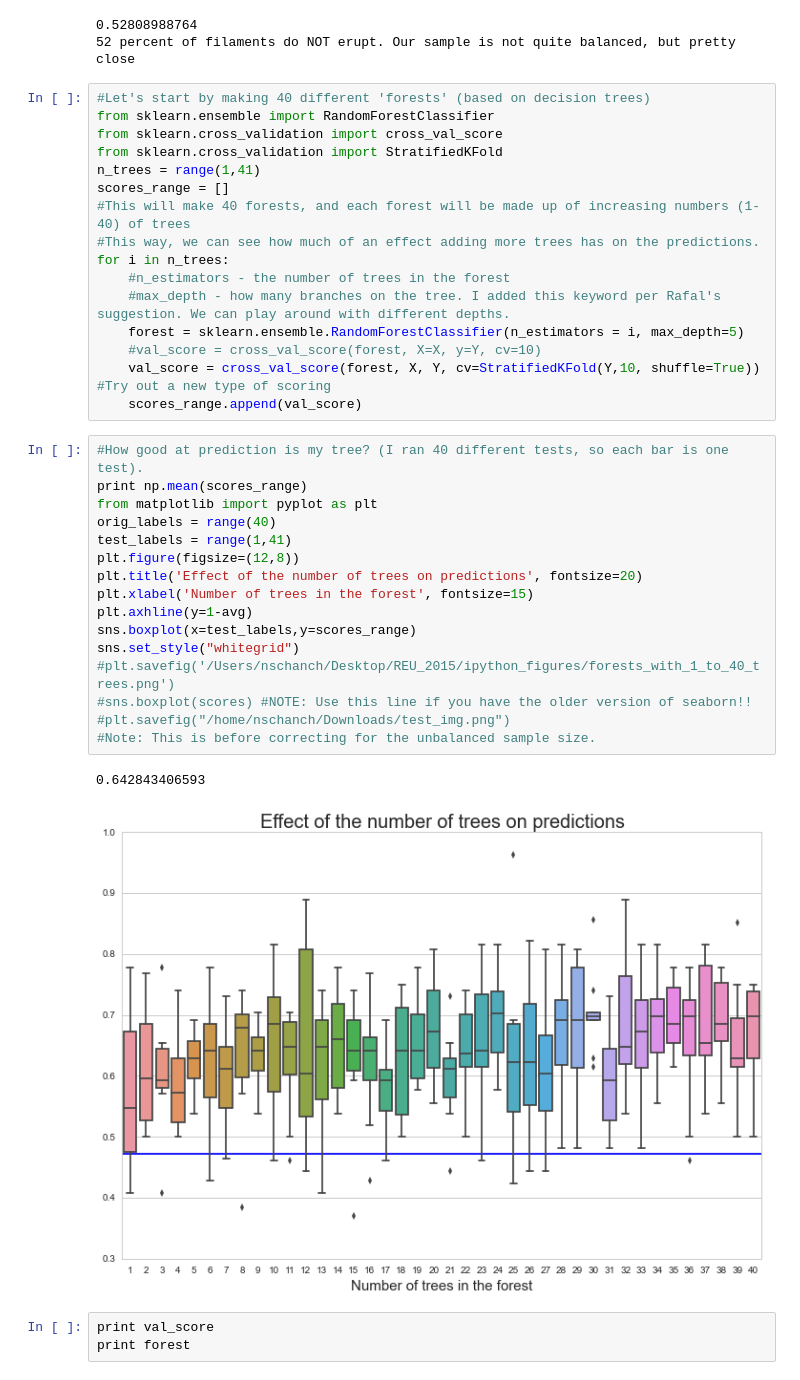
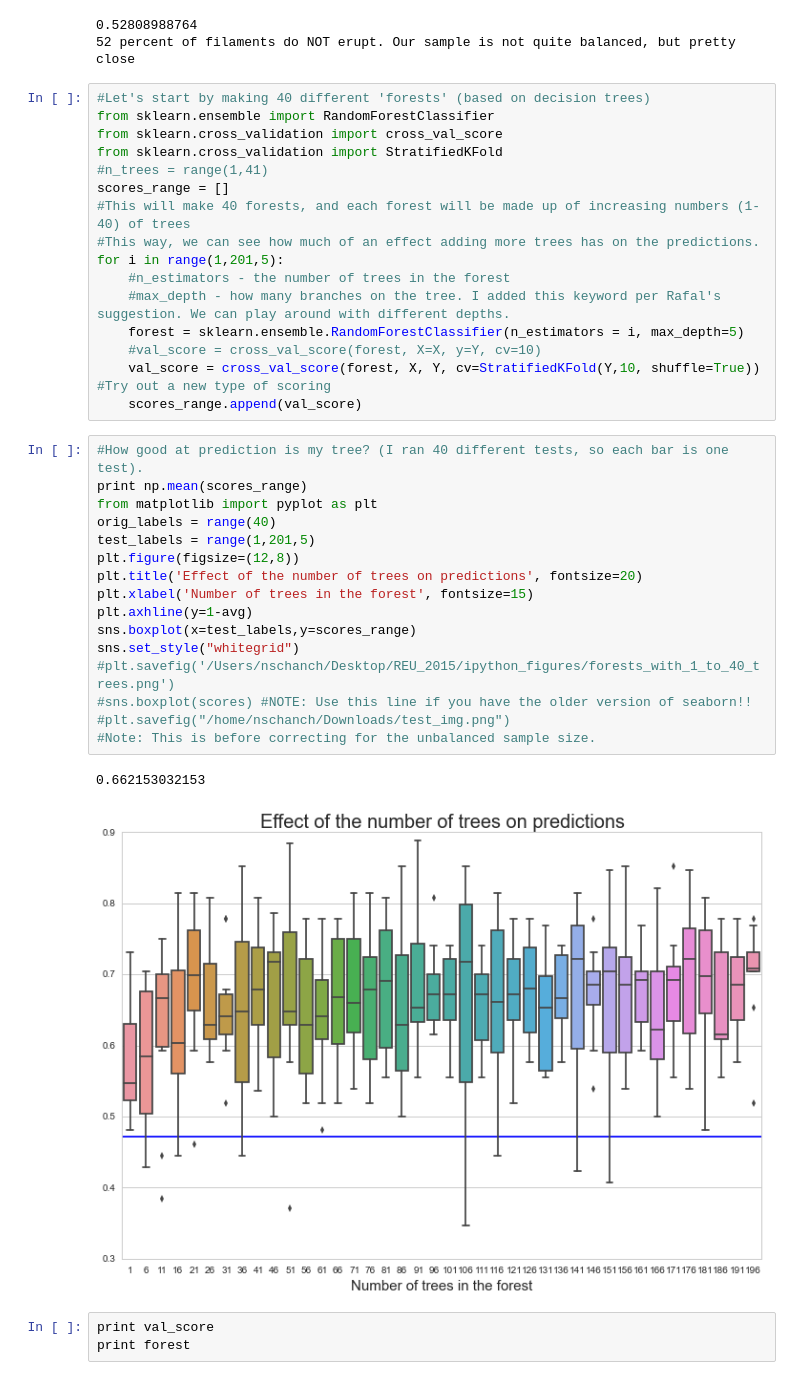
Before and after one commit to Nschanche/Filament_tracking, a Jupyter notebook: Filament_statistics_final.ipynb, the cells around one changed output. Cells and saved outputs as stored; diff of their text form.

Commit message:
Changed number of trees -NS

```diff
--- a/Filament_statistics_final.ipynb
+++ b/Filament_statistics_final.ipynb
@@ -202,11 +202,11 @@ print '%d percent of filaments do NOT erupt. Our sample is not quite balanced, b
 from sklearn.ensemble import RandomForestClassifier
 from sklearn.cross_validation import cross_val_score
 from sklearn.cross_validation import StratifiedKFold
-n_trees = range(1,41)
+#n_trees = range(1,41)
 scores_range = []
 #This will make 40 forests, and each forest will be made up of increasing numbers (1-40) of trees
 #This way, we can see how much of an effect adding more trees has on the predictions.
-for i in n_trees:
+for i in range(1,201,5):
     #n_estimators - the number of trees in the forest
     #max_depth - how many branches on the tree. I added this keyword per Rafal's suggestion. We can play around with different depths.
     forest = sklearn.ensemble.RandomForestClassifier(n_estimators = i, max_depth=5)
@@ -216,22 +216,22 @@ for i in n_trees:
 # %%
 #How good at prediction is my tree? (I ran 40 different tests, so each bar is one test).
 print np.mean(scores_range)
 from matplotlib import pyplot as plt
 orig_labels = range(40)
-test_labels = range(1,41)
+test_labels = range(1,201,5)
 plt.figure(figsize=(12,8))
 plt.title('Effect of the number of trees on predictions', fontsize=20)
 plt.xlabel('Number of trees in the forest', fontsize=15)
 plt.axhline(y=1-avg)
 sns.boxplot(x=test_labels,y=scores_range)
 sns.set_style("whitegrid")
 #plt.savefig('/Users/nschanch/Desktop/REU_2015/ipython_figures/forests_with_1_to_40_trees.png')
 #sns.boxplot(scores) #NOTE: Use this line if you have the older version of seaborn!!
 #plt.savefig("/home/nschanch/Downloads/test_img.png")
 #Note: This is before correcting for the unbalanced sample size.
 # %% [output]
-0.642843406593
+0.662153032153
-[figure, old version]
+[figure, new version]
 # %%
 print val_score
 print forest
```
